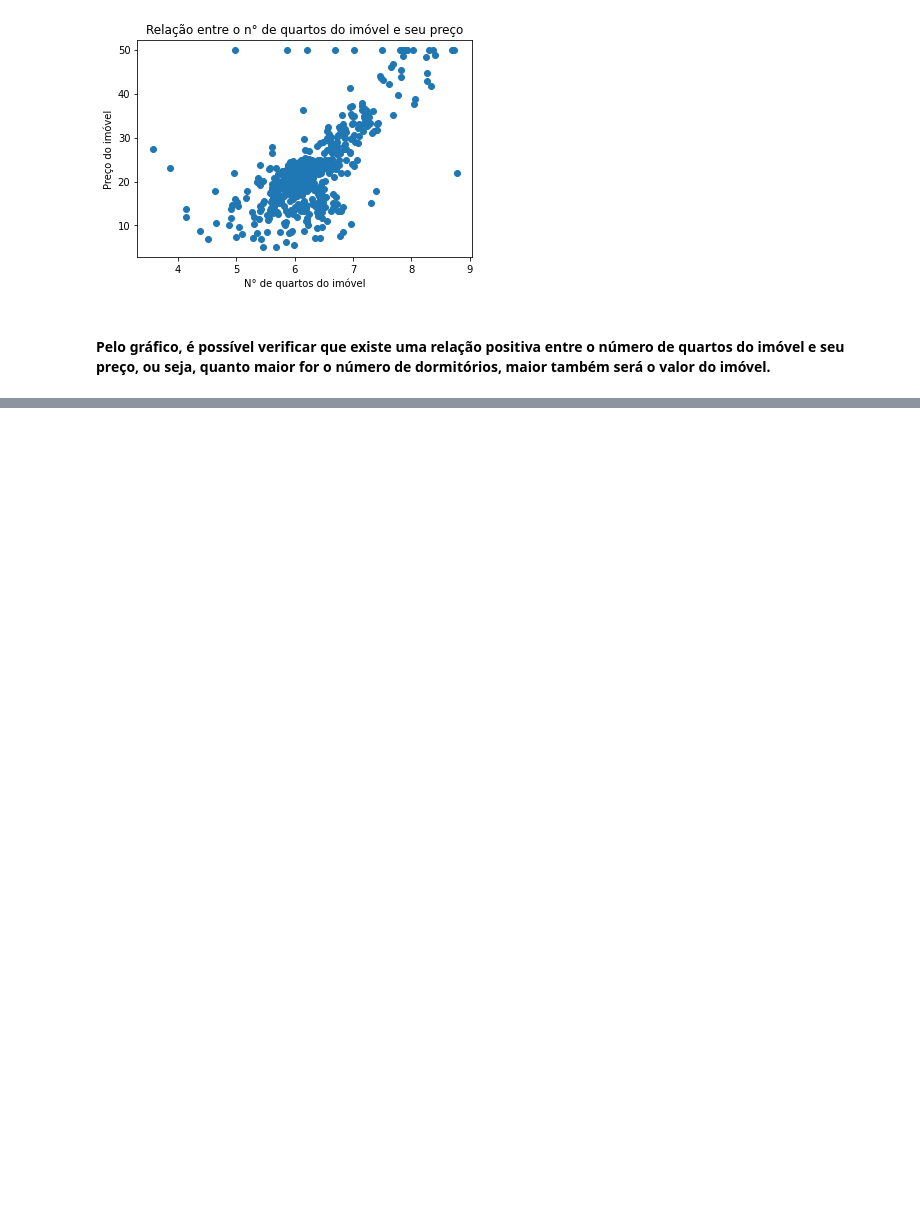
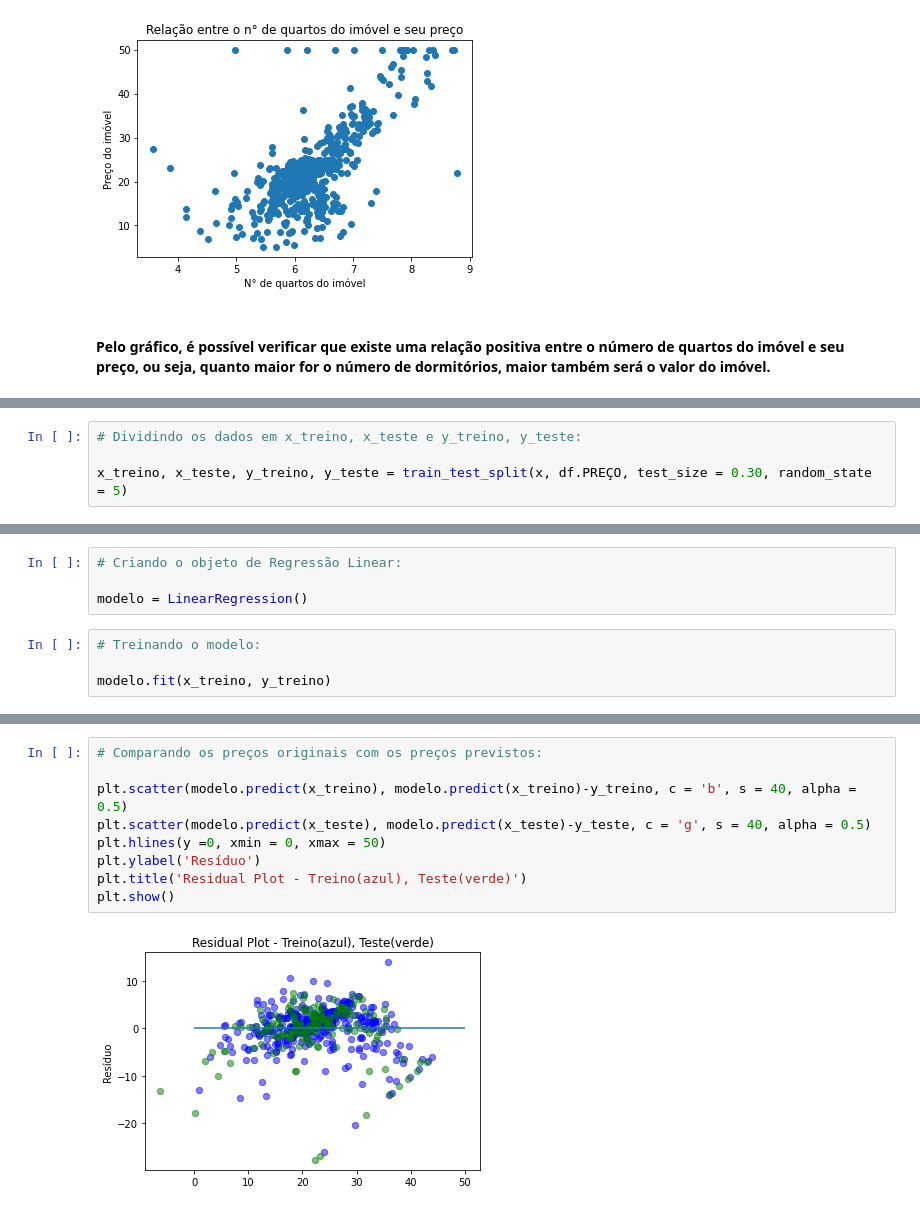
Before and after one commit to silsantos/Python_Practice, a Jupyter notebook: Machine_Learning/2.previsao_precos_casas.ipynb, the cells around one changed output, grey strips where cells are left out. Saved outputs shown, nothing was run; the diff lists cells and outputs as text; blank space fills up the shorter version.

Commit message:
Treinamento do modelo e conclusões preliminares

```diff
--- a/Machine_Learning/2.previsao_precos_casas.ipynb
+++ b/Machine_Learning/2.previsao_precos_casas.ipynb
@@ -135,0 +153,4 @@ plt.show()
+# %%
+# Dividindo os dados em x_treino, x_teste e y_treino, y_teste:
+
+x_treino, x_teste, y_treino, y_teste = train_test_split(x, df.PREÇO, test_size = 0.30, random_state = 5)
@@ -135,0 +163,8 @@ plt.show()
+# %%
+# Criando o objeto de Regressão Linear:
+
+modelo = LinearRegression()
+# %%
+# Treinando o modelo:
+
+modelo.fit(x_treino, y_treino)
@@ -135,0 +181,11 @@ plt.show()
+# %%
+# Comparando os preços originais com os preços previstos:
+
+plt.scatter(modelo.predict(x_treino), modelo.predict(x_treino)-y_treino, c = 'b', s = 40, alpha = 0.5)
+plt.scatter(modelo.predict(x_teste), modelo.predict(x_teste)-y_teste, c = 'g', s = 40, alpha = 0.5)
+plt.hlines(y =0, xmin = 0, xmax = 50)
+plt.ylabel('Resíduo')
+plt.title('Residual Plot - Treino(azul), Teste(verde)')
+plt.show()
+# %% [output]
+[figure, added]
```
Also changed, not shown: parts of 5 cells of this notebook.
